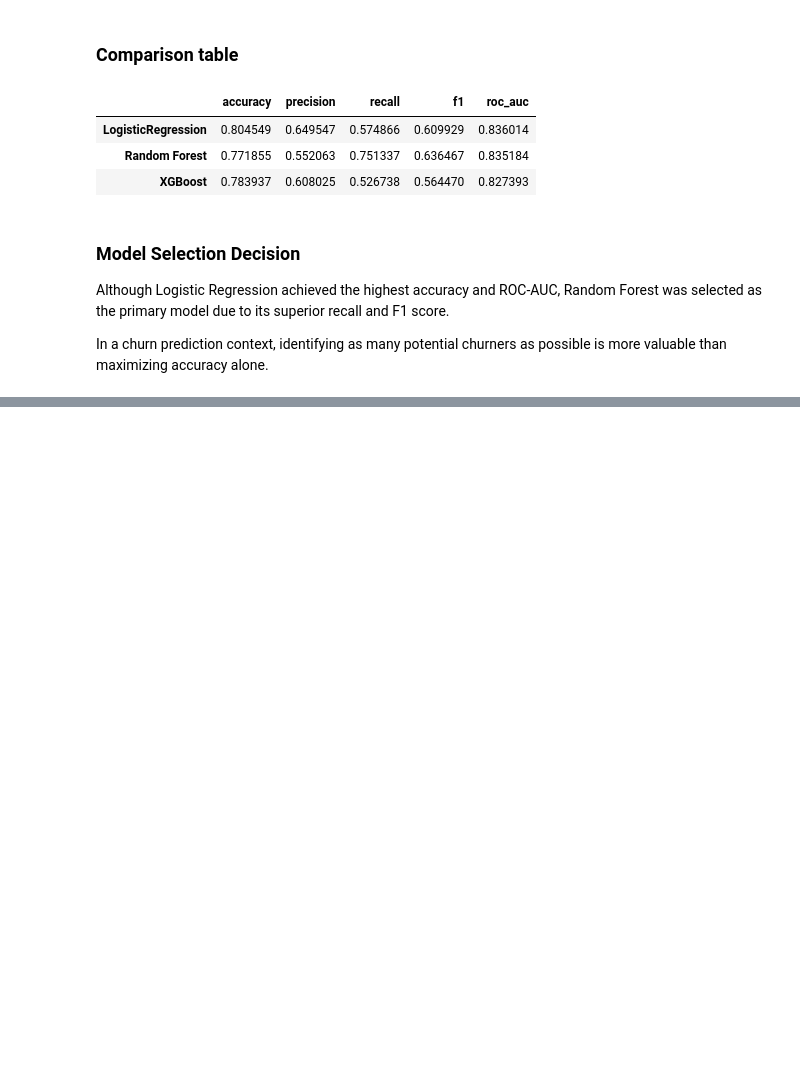
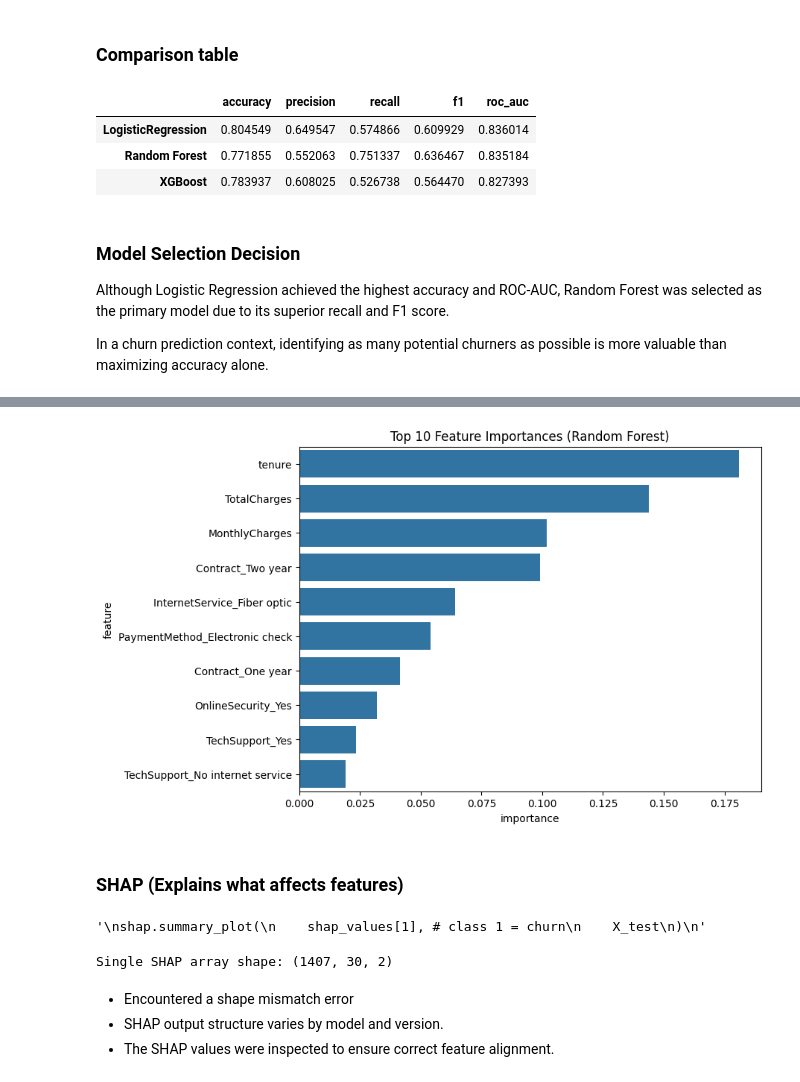
Before and after one commit to ashlanserrao/customer-churn-prediction-platform, a Jupyter notebook: notebooks/02_modeling.ipynb, the cells around one changed output, grey strips where cells are left out. Drawn from its saved outputs; the diff is of its cells as text; code cells hidden in the pictures; blank space fills up the shorter version.

Commit message:
Add model explainability using feature importance and SHAP

```diff
--- a/notebooks/02_modeling.ipynb
+++ b/notebooks/02_modeling.ipynb
@@ -207,0 +210,9 @@ In a churn prediction context, identifying as many potential churners as possibl
+# %%
+import pandas as pd
+
+feature_importance = pd.DataFrame({
+    "feature": X_train.columns,
+    "importance": rf_model.feature_importances_
+}).sort_values(by="importance", ascending=False)
+
+feature_importance.head(10)
@@ -207,0 +231,37 @@ In a churn prediction context, identifying as many potential churners as possibl
+# %%
+import matplotlib.pyplot as plt
+import seaborn as sns
+
+plt.figure(figsize=(8, 6))
+sns.barplot(
+    data = feature_importance.head(10),
+    x = "importance",
+    y = "feature"
+)
+
+plt.title("Top 10 Feature Importances (Random Forest)")
+plt.show()
+# %% [output]
+[figure, added]
+# %% [markdown]
+### SHAP (Explains what affects features)
+# %%
+import shap
+explainer = shap.TreeExplainer(rf_model)
+shap_values = explainer.shap_values(X_test)
+# %% [output]
+'\nshap.summary_plot(\n    shap_values[1], # class 1 = churn\n    X_test\n)\n'
+# %%
+type(shap_values)
+if isinstance(shap_values, list):
+    print("List of SHAP arrays")
+    for i, sv in enumerate(shap_values):
+        print(f"Class {i} SHAP shape:", sv.shape)
+else:
+    print("Single SHAP array shape:", shap_values.shape)
+# %% [output]
+Single SHAP array shape: (1407, 30, 2)
+# %% [markdown]
+- Encountered a shape mismatch error
+- SHAP output structure varies by model and version.
+- The SHAP values were inspected to ensure correct feature alignment.
```
Also changed, not shown: parts of 5 cells of this notebook, 1 other file.
